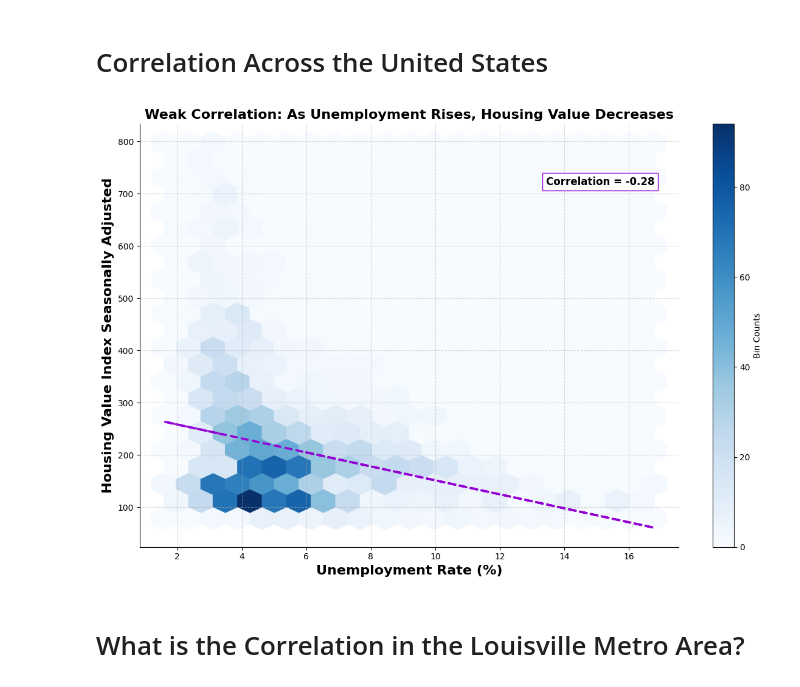
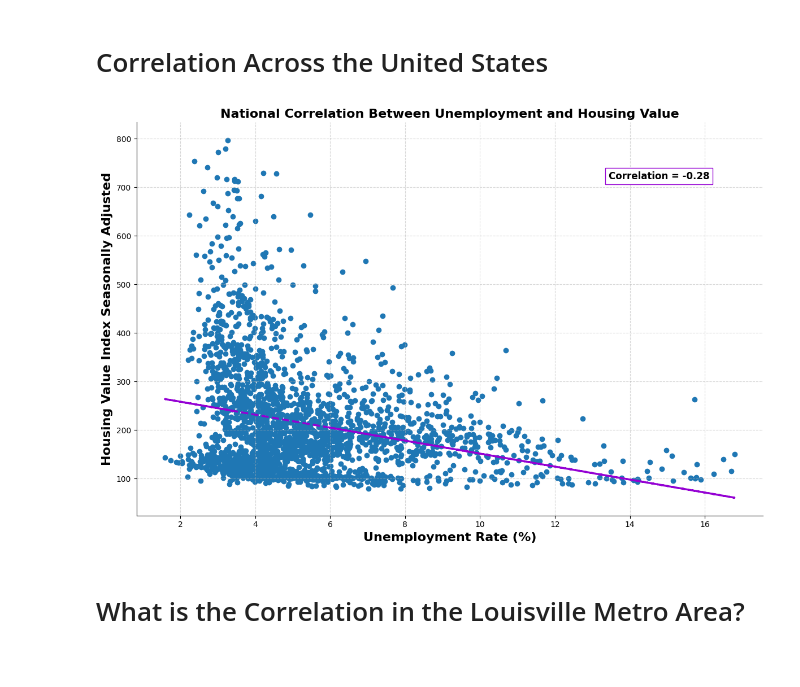
Before and after one commit to denglish-w/the-correlation-between-housing-value-and-unemployment-in-the-united-states, a Jupyter notebook: presentation.ipynb, the cells around one changed output. Cells and saved outputs as stored; diff of their text form; code cells hidden in the pictures.

```diff
--- a/presentation.ipynb
+++ b/presentation.ipynb
@@ -60,35 +61,34 @@ combined_tables_result = pd.read_sql(combined_tables_query, conn)
 # Correlation Across the United States
 # %%
 x = combined_tables_result['Unemployment_Rate']
-y = combined_tables_result['Housing_value_Seasonally_Adjusted_Index']
+y = combined_tables_result['Seasonally_Adjusted_Index']
 
 correlation = x.corr(y).round(2)
 slope, intercept = np.polyfit(x, y, 1)
 y_fit = (slope * x) + intercept
 
 fig, ax = plt.subplots(figsize=(12,8))
 ax.spines["top"].set_visible(False)
 ax.spines["right"].set_visible(False)
 ax.set_xlabel("Unemployment Rate (%)", fontweight='bold', fontsize=16)
 ax.set_ylabel("Housing Value Index Seasonally Adjusted",fontweight='bold', fontsize=16)
-ax.set_title("Weak Correlation: As Unemployment Rises, Housing Value Decreases", fontweight='bold', fontsize=16)
+ax.set_title("National Correlation Between Unemployment and Housing Value", fontweight='bold', fontsize=16)
 ax.grid(True, linestyle='--', alpha=0.5)
 ax.plot(x, y_fit, color="darkviolet", linewidth=2.5, linestyle="--")
 ax.text(
     x.max() * 0.80,
     y.max() * 0.90,
     f'Correlation = {correlation}',
     fontweight="bold",
     fontsize=12,
     bbox={'facecolor': 'white', 'edgecolor': 'darkviolet'}
     )
 
-hb = ax.hexbin(x,y,gridsize=20, cmap='Blues')
-fig.colorbar(hb, ax=ax, label='Bin Counts')
+sc = ax.scatter(x,y)
 plt.tight_layout()
 plt.show()
 # %% [output]
-[figure, old version]
+[figure, new version]
 # %% [markdown]
 # What is the Correlation in the Louisville Metro Area?
 # %% [markdown]
```
Also changed, not shown: parts of 6 cells of this notebook, 3 other files.
